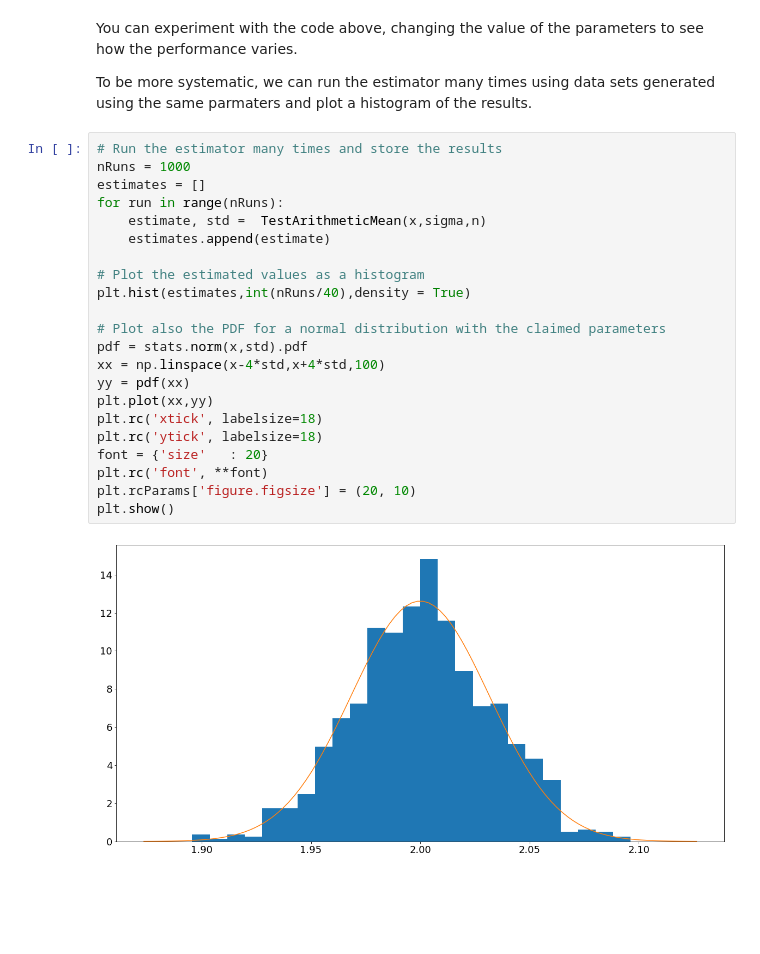
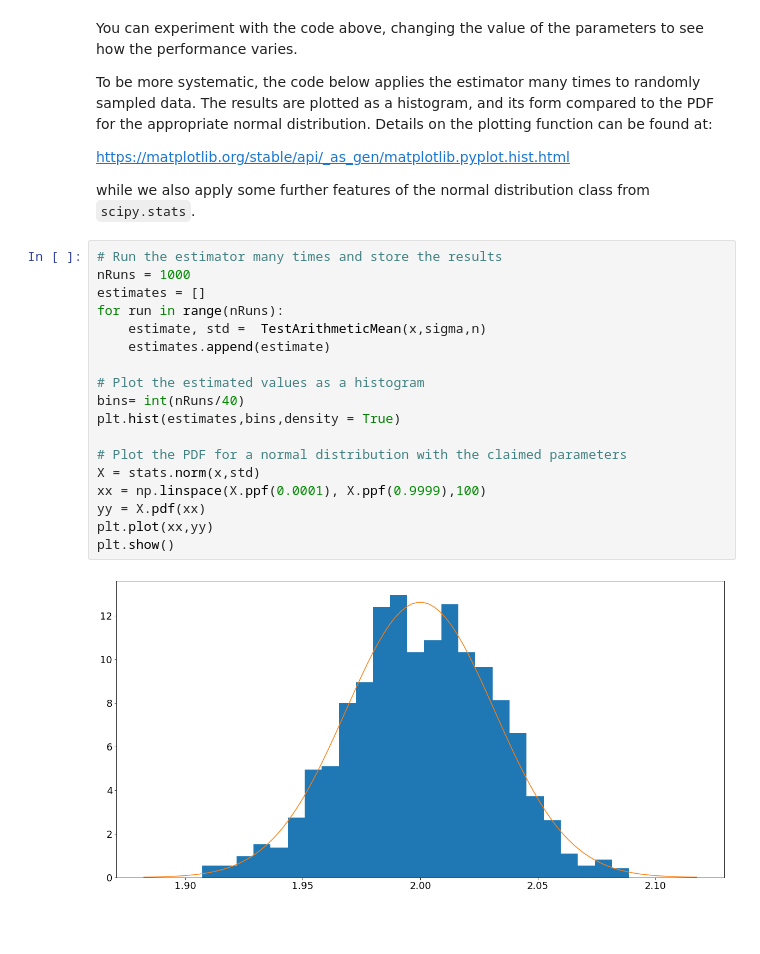
Before and after one commit to da380/PartIIStatistics, a Jupyter notebook: Topic1.ipynb, the cells around one changed output. Drawn from its saved outputs; the diff is of its cells as text.

```diff
--- a/Topic1.ipynb
+++ b/Topic1.ipynb
@@ -83,32 +104,31 @@ Standard deviation of estimator =  0.0316
 # %% [markdown]
 You can experiment with the code above, changing the value of the parameters to see how the performance varies.
 
-To be more systematic, we can run the estimator many times using data sets generated using the
-same parmaters and plot a histogram of the results.
+To be more systematic, the code below applies the estimator many times to randomly sampled data. The results are plotted as a histogram, and its form compared to the PDF for the appropriate normal distribution. Details on the plotting function can be found at:
+
+https://matplotlib.org/stable/api/_as_gen/matplotlib.pyplot.hist.html
+
+while we also apply some further features of the normal distribution class from `scipy.stats`.
 # %%
 # Run the estimator many times and store the results
 nRuns = 1000
 estimates = []
 for run in range(nRuns):
     estimate, std =  TestArithmeticMean(x,sigma,n)
     estimates.append(estimate)
 
 # Plot the estimated values as a histogram
-plt.hist(estimates,int(nRuns/40),density = True)
+bins= int(nRuns/40)
+plt.hist(estimates,bins,density = True)
 
-# Plot also the PDF for a normal distribution with the claimed parameters
-pdf = stats.norm(x,std).pdf
-xx = np.linspace(x-4*std,x+4*std,100)
-yy = pdf(xx)
+# Plot the PDF for a normal distribution with the claimed parameters
+X = stats.norm(x,std)
+xx = np.linspace(X.ppf(0.0001), X.ppf(0.9999),100)
+yy = X.pdf(xx)
 plt.plot(xx,yy)
-plt.rc('xtick', labelsize=18)
-plt.rc('ytick', labelsize=18)
-font = {'size'   : 20}
-plt.rc('font', **font)
-plt.rcParams['figure.figsize'] = (20, 10)
 plt.show()
 # %% [output]
-[figure, old version]
+[figure, new version]
 # %% [markdown]
 ##
 # %% [markdown]
```
Also changed, not shown: parts of 4 cells of this notebook.
